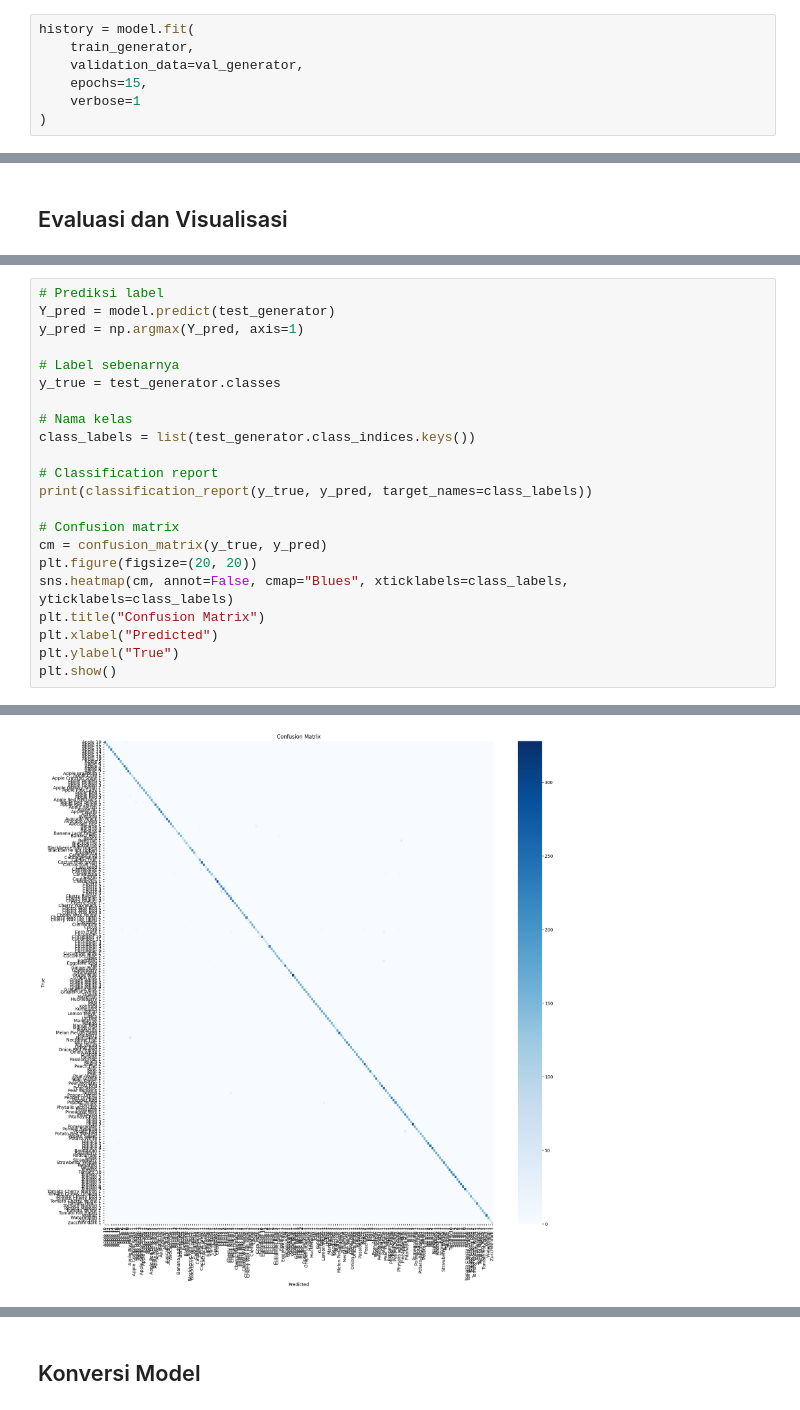
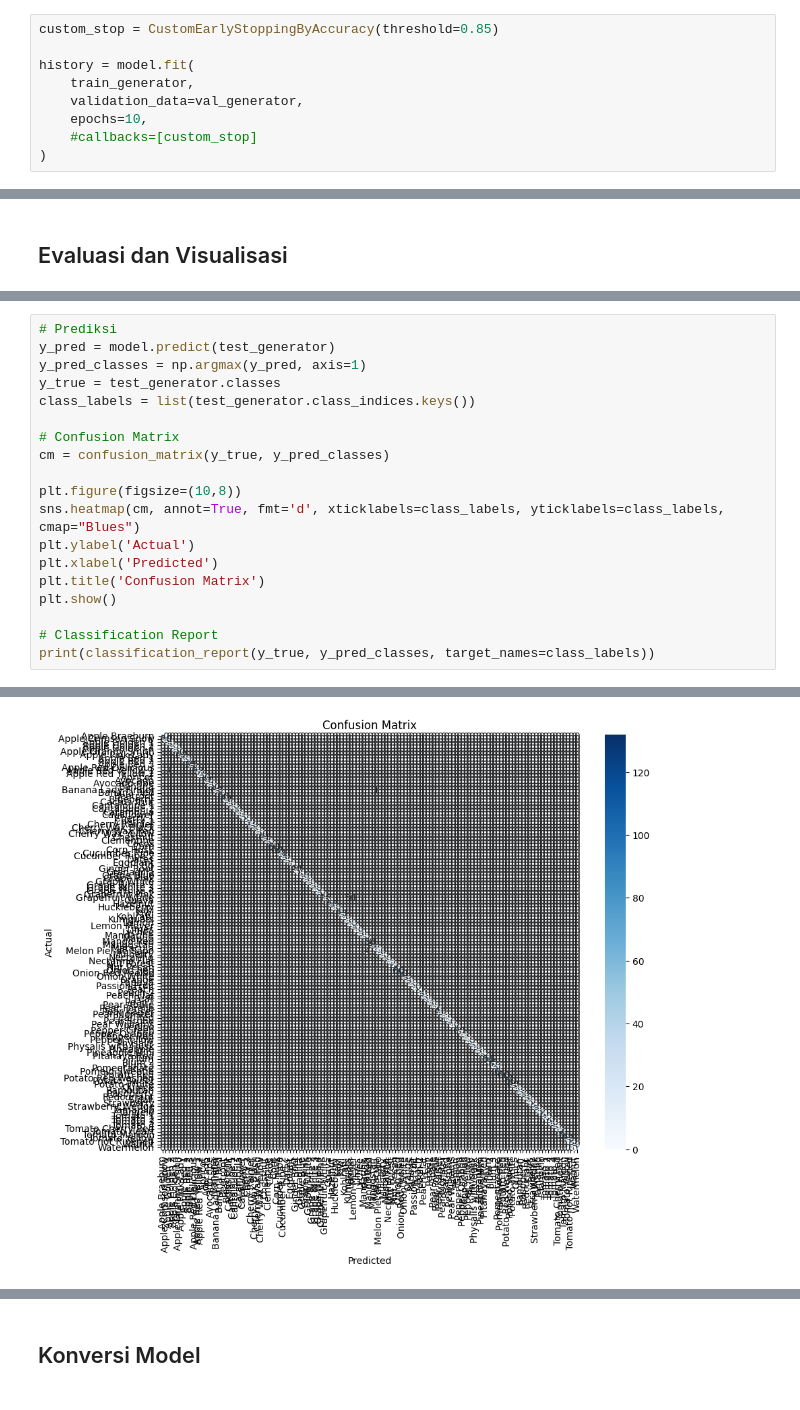
Before and after one commit to Yuliana1453/Klasifikasi-Gambar, a Jupyter notebook: Notebook.ipynb, the cells around one changed output, grey strips where cells are left out. Drawn from its saved outputs; the diff is of its cells as text.

```diff
--- a/Notebook.ipynb
+++ b/Notebook.ipynb
@@ -213,8 +270,10 @@ Model: "sequential"
 # %%
+custom_stop = CustomEarlyStoppingByAccuracy(threshold=0.85)
+
 history = model.fit(
     train_generator,
     validation_data=val_generator,
-    epochs=15,
-    verbose=1
+    epochs=10,
+    #callbacks=[custom_stop]
 )
 # %% [output]
@@ -297,23 +358,20 @@ plt.show()
 # %%
-# Prediksi label
-Y_pred = model.predict(test_generator)
-y_pred = np.argmax(Y_pred, axis=1)
-
-# Label sebenarnya
+# Prediksi
+y_pred = model.predict(test_generator)
+y_pred_classes = np.argmax(y_pred, axis=1)
 y_true = test_generator.classes
-
-# Nama kelas
 class_labels = list(test_generator.class_indices.keys())
 
-# Classification report
-print(classification_report(y_true, y_pred, target_names=class_labels))
+# Confusion Matrix
+cm = confusion_matrix(y_true, y_pred_classes)
 
-# Confusion matrix
-cm = confusion_matrix(y_true, y_pred)
-plt.figure(figsize=(20, 20))
-sns.heatmap(cm, annot=False, cmap="Blues", xticklabels=class_labels, yticklabels=class_labels)
-plt.title("Confusion Matrix")
-plt.xlabel("Predicted")
-plt.ylabel("True")
+plt.figure(figsize=(10,8))
+sns.heatmap(cm, annot=True, fmt='d', xticklabels=class_labels, yticklabels=class_labels, cmap="Blues")
+plt.ylabel('Actual')
+plt.xlabel('Predicted')
+plt.title('Confusion Matrix')
 plt.show()
+
+# Classification Report
+print(classification_report(y_true, y_pred_classes, target_names=class_labels))
 # %% [output]
@@ -337 +379 @@ plt.show()
-[figure, old version]
+[figure, new version]
```
Also changed, not shown: parts of 32 cells of this notebook.
